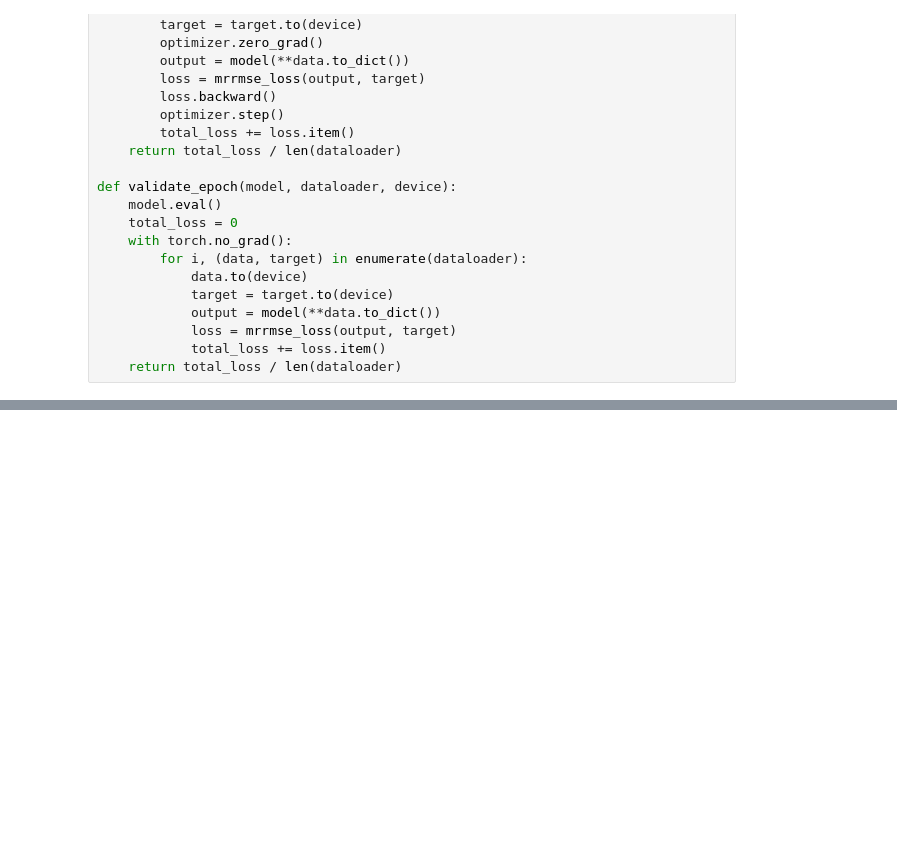
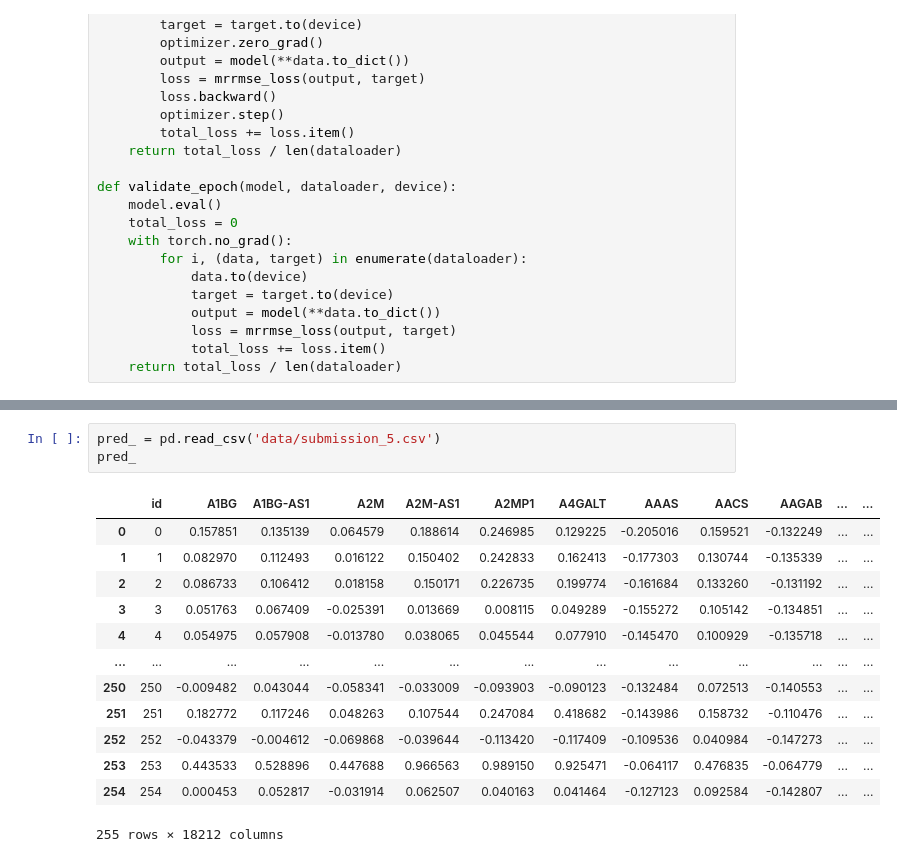
Before and after one commit to super-dainiu/kaggle-perturbation, a Jupyter notebook: notebooks/regression.ipynb, the cells around one changed output, grey strips where cells are left out. Cells and saved outputs as stored; diff of their text form; blank space fills up the shorter version.

```diff
--- a/notebooks/regression.ipynb
+++ b/notebooks/regression.ipynb
@@ -396,0 +496,17 @@ IndexError: index 0 is out of bounds for dimension 0 with size 0
+# %%
+pred_ = pd.read_csv('data/submission_5.csv')
+pred_
+# %% [output]
+|  | id | A1BG | A1BG-AS1 | A2M | A2M-AS1 | A2MP1 | A4GALT | AAAS | AACS | AAGAB | ... | ... |
+| 0 | 0 | 0.157851 | 0.135139 | 0.064579 | 0.188614 | 0.246985 | 0.129225 | -0.205016 | 0.159521 | -0.132249 | ... | ... |
+| 1 | 1 | 0.082970 | 0.112493 | 0.016122 | 0.150402 | 0.242833 | 0.162413 | -0.177303 | 0.130744 | -0.135339 | ... | ... |
+| 2 | 2 | 0.086733 | 0.106412 | 0.018158 | 0.150171 | 0.226735 | 0.199774 | -0.161684 | 0.133260 | -0.131192 | ... | ... |
+| 3 | 3 | 0.051763 | 0.067409 | -0.025391 | 0.013669 | 0.008115 | 0.049289 | -0.155272 | 0.105142 | -0.134851 | ... | ... |
+| 4 | 4 | 0.054975 | 0.057908 | -0.013780 | 0.038065 | 0.045544 | 0.077910 | -0.145470 | 0.100929 | -0.135718 | ... | ... |
+| ... | ... | ... | ... | ... | ... | ... | ... | ... | ... | ... | ... | ... |
+| 250 | 250 | -0.009482 | 0.043044 | -0.058341 | -0.033009 | -0.093903 | -0.090123 | -0.132484 | 0.072513 | -0.140553 | ... | ... |
+| 251 | 251 | 0.182772 | 0.117246 | 0.048263 | 0.107544 | 0.247084 | 0.418682 | -0.143986 | 0.158732 | -0.110476 | ... | ... |
+| 252 | 252 | -0.043379 | -0.004612 | -0.069868 | -0.039644 | -0.113420 | -0.117409 | -0.109536 | 0.040984 | -0.147273 | ... | ... |
+| 253 | 253 | 0.443533 | 0.528896 | 0.447688 | 0.966563 | 0.989150 | 0.925471 | -0.064117 | 0.476835 | -0.064779 | ... | ... |
+| 254 | 254 | 0.000453 | 0.052817 | -0.031914 | 0.062507 | 0.040163 | 0.041464 | -0.127123 | 0.092584 | -0.142807 | ... | ... |
+255 rows × 18212 columns
```
Also changed, not shown: parts of 13 cells of this notebook, 6 other files.
